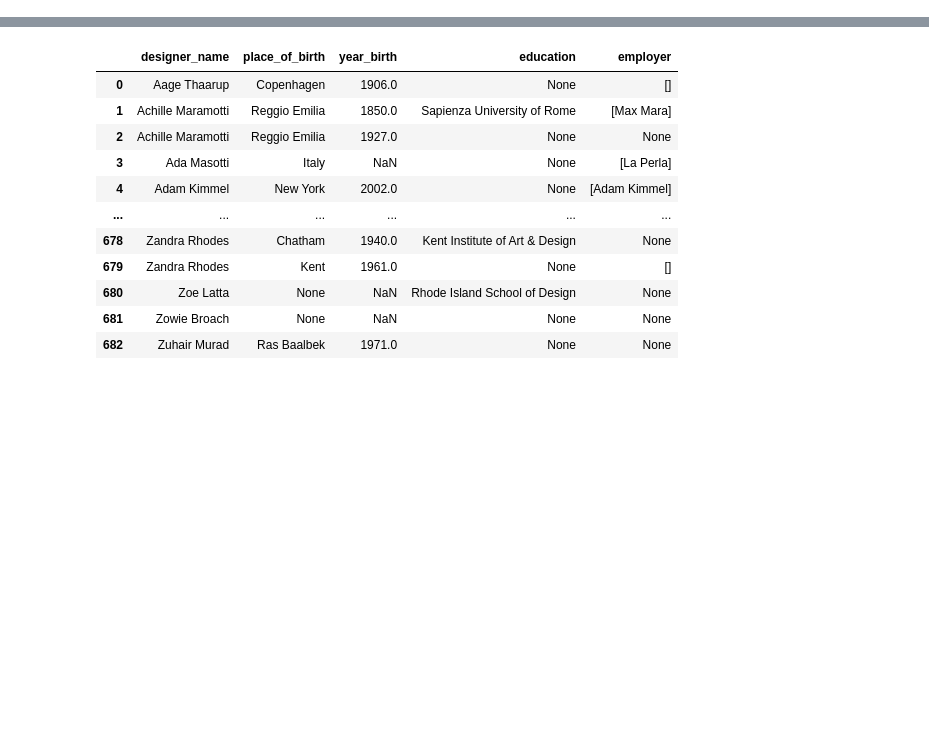
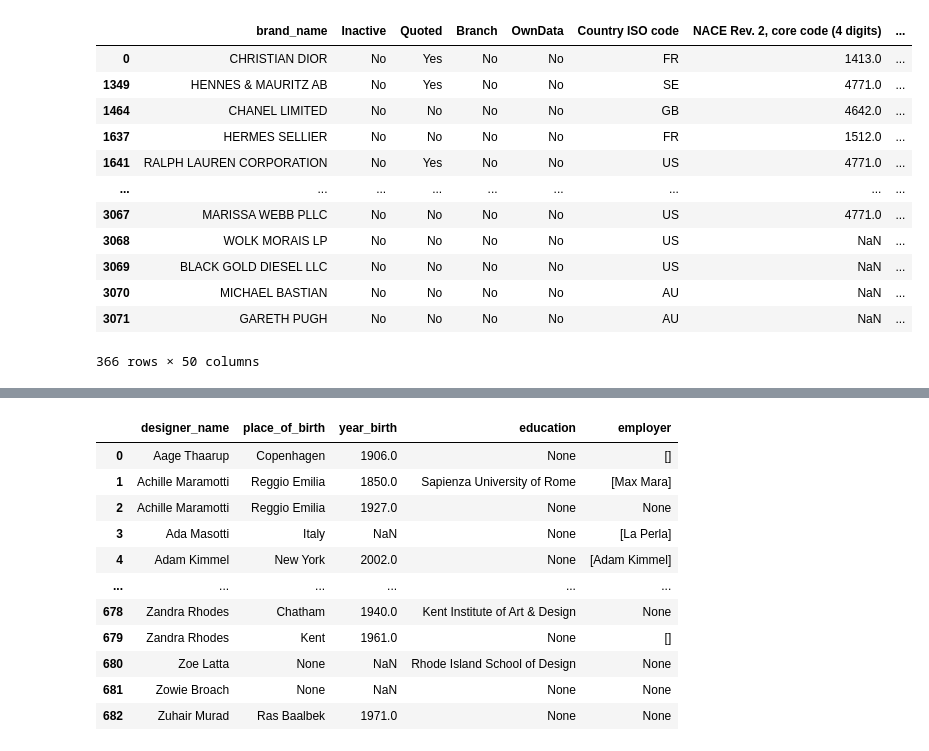
Before and after one commit to traopia/FashionDB, a Jupyter notebook: temporary_playground.ipynb, the cells around one changed output, grey strips where cells are left out. Drawn from its saved outputs; the diff is of its cells as text; code cells hidden in the pictures; blank space fills up the shorter version.

Commit message:
orbis

```diff
--- a/temporary_playground.ipynb
+++ b/temporary_playground.ipynb
@@ -23,0 +36,21 @@ df
+# %%
+# Read a specific sheet by name
+df_orbis = pd.read_excel("data/fashion_houses_revenues_info_orbis.xlsx", sheet_name="Results")
+# %%
+df_orbis = df_orbis.rename(columns={"Company name Latin alphabet":"brand_name"})
+df_orbis["brand_name"] = df_orbis["brand_name"].ffill()
+# Build a mapping: main → list of subs
+sub_map = (
+    df_orbis.dropna(subset=["SUB - Name"])
+      .groupby("brand_name")["SUB - Name"]
+      .apply(list)
+      .to_dict()
+)
+df_orbis["subsidiaries"] = df_orbis["brand_name"].map(sub_map)
+df_orbis = df_orbis.drop_duplicates(subset=["brand_name"])
+df_orbis = df_orbis.drop(columns=[col for col in ["SUB - Name","SUB - Operating revenue (Turnover)\nm USD","Unnamed: 0"] if col in df_orbis.columns])
+import re
+
+df_orbis.columns = [
+    re.sub(r"Operating revenue \(Turnover\)\s*EUR\s*(\d{4})", r"revenue_\1", col)
+    for col in df_orbis.columns]
@@ -23,0 +74,12 @@ df
+# %%
+fashion_houses = pd.read_csv("data/fashion_houses_list.csv").fashion_house.tolist()
+import pandas as pd
+from rapidfuzz import process, fuzz
+
+matches = []
+for name in df_orbis["brand_name"]:
+    match, score, _ = process.extractOne(name, fashion_houses, scorer=fuzz.token_sort_ratio)
+    matches.append({"df1_brand": name, "df2_brand": match, "score": score})
+
+matches_df = pd.DataFrame(matches)
+print(matches_df)
@@ -24,3 +221,25 @@ df
+# %%
+# Convert to dictionary for mapping
+map_dict = matches_df.set_index("df1_brand")["df2_brand"].to_dict()
+
+# Add a column with matched name
+df_orbis["matched_brand"] = df_orbis["brand_name"].map(map_dict)
+# %%
+df_orbis
+# %% [output]
+|  | brand_name | Inactive | Quoted | Branch | OwnData | Country ISO code | NACE Rev. 2, core code (4 digits) | ... |
+| 0 | CHRISTIAN DIOR | No | Yes | No | No | FR | 1413.0 | ... |
+| 1349 | HENNES & MAURITZ AB | No | Yes | No | No | SE | 4771.0 | ... |
+| 1464 | CHANEL LIMITED | No | No | No | No | GB | 4642.0 | ... |
+| 1637 | HERMES SELLIER | No | No | No | No | FR | 1512.0 | ... |
+| 1641 | RALPH LAUREN CORPORATION | No | Yes | No | No | US | 4771.0 | ... |
+| ... | ... | ... | ... | ... | ... | ... | ... | ... |
+| 3067 | MARISSA WEBB PLLC | No | No | No | No | US | 4771.0 | ... |
+| 3068 | WOLK MORAIS LP | No | No | No | No | US | NaN | ... |
+| 3069 | BLACK GOLD DIESEL LLC | No | No | No | No | US | NaN | ... |
+| 3070 | MICHAEL BASTIAN | No | No | No | No | AU | NaN | ... |
+| 3071 | GARETH PUGH | No | No | No | No | AU | NaN | ... |
+366 rows × 50 columns
 # %%
 df_exp = df.explode("image_urls")
 df_exp
```
Also changed, not shown: parts of 9 cells of this notebook, 5 other files.
